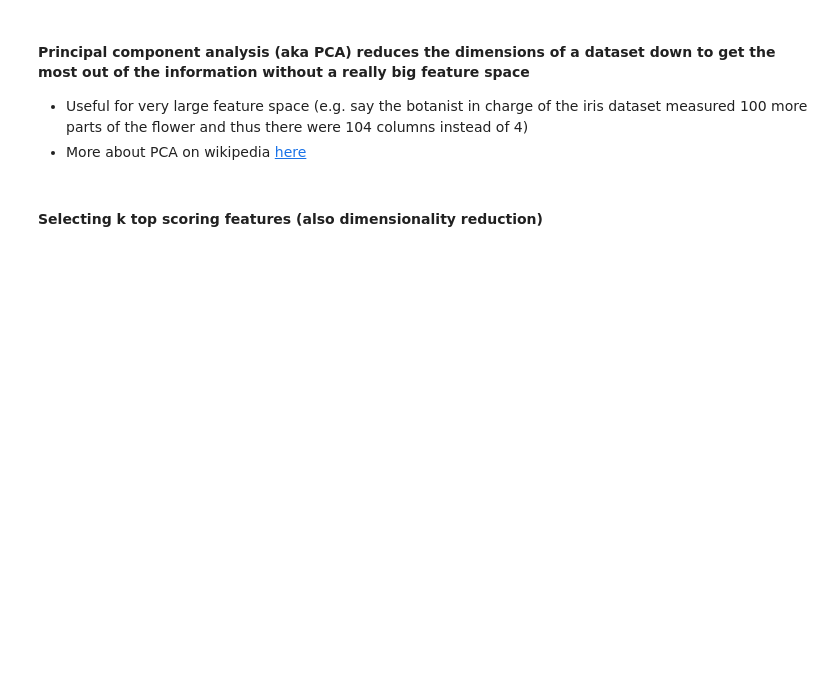
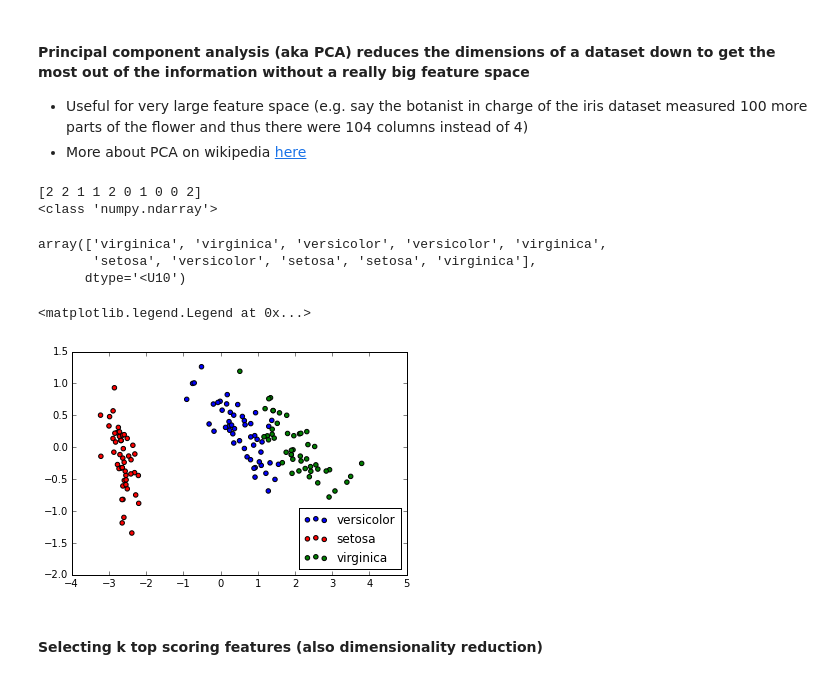
Before and after one commit to PythonWorkshop/intro-to-sklearn, a Jupyter notebook: Module_3.ipynb, the cells around one changed output. Cells and saved outputs as stored; diff of their text form; code cells hidden in the pictures; blank space fills up the shorter version.

```diff
--- a/Module_3.ipynb
+++ b/Module_3.ipynb
@@ -7,6 +9,23 @@
 #### Principal component analysis (aka PCA) reduces the dimensions of a dataset down to get the most out of the information without a really big feature space
 * Useful for very large feature space (e.g. say the botanist in charge of the iris dataset measured 100 more parts of the flower and thus there were 104 columns instead of 4)
 * More about PCA on wikipedia [here](https://en.wikipedia.org/wiki/Principal_component_analysis)
+# %%
+from sklearn import datasets
+import numpy as np
+iris = datasets.load_iris()
+
+X, y = iris.data, iris.target
+
+testy = np.random.randint(0, 3, 10)
+print(testy)
+print(type(iris.target_names))
+iris.target_names[testy]
+# %% [output]
+[2 2 1 1 2 0 1 0 0 2]
+<class 'numpy.ndarray'>
+array(['virginica', 'virginica', 'versicolor', 'versicolor', 'virginica',
+       'setosa', 'versicolor', 'setosa', 'setosa', 'virginica'],
+      dtype='<U10')
 # %%
 # PCA for dimensionality reduction
 
@@ -14,39 +33,39 @@ from sklearn import decomposition
 from sklearn import datasets
 
 iris = datasets.load_iris()
 
 X, y = iris.data, iris.target
 
 # perform principal component analysis
 pca = decomposition.PCA(n_components = 3)
 pca.fit(X)
 X_t = pca.transform(X)
 (X_t[:, 0])
 
 # import numpy and matplotlib for plotting (and set some stuff)
 import numpy as np
 np.set_printoptions(suppress=True)
 import matplotlib.pyplot as plt
 %matplotlib inline
 
 # let's separate out data based on first two principle components
 x1, x2 = X_t[:, 0], X_t[:, 1]
 
 
 # please don't worry about details of the plotting below
-#  (will introduce in different module)
 #  (note: you can get the iris names below from iris.target_names, also in docs)
-
-s1 = ['r' if v == 0 else 'b' if v == 1 else 'g' for v in y]
-s2 = ['Setosa' if v == 0 else 'Versicolor' if v == 1 else 'Virginica' for v in y]
-classes = s2
-colors = s1
+c1 = np.array(list('rbg')) # colors
+colors = c1[y] # y coded by color
+classes = iris.target_names[y] # y coded by iris name
 for (i, cla) in enumerate(set(classes)):
     xc = [p for (j, p) in enumerate(x1) if classes[j] == cla]
     yc = [p for (j, p) in enumerate(x2) if classes[j] == cla]
     cols = [c for (j, c) in enumerate(colors) if classes[j] == cla]
     plt.scatter(xc, yc, c = cols, label = cla)
 plt.legend(loc = 4)
+# %% [output]
+<matplotlib.legend.Legend at 0x...>
+[figure, added]
 # %% [markdown]
 #### Selecting k top scoring features (also dimensionality reduction)
 # %%
```
Also changed, not shown: parts of 1 cell of this notebook, 6 other files.
